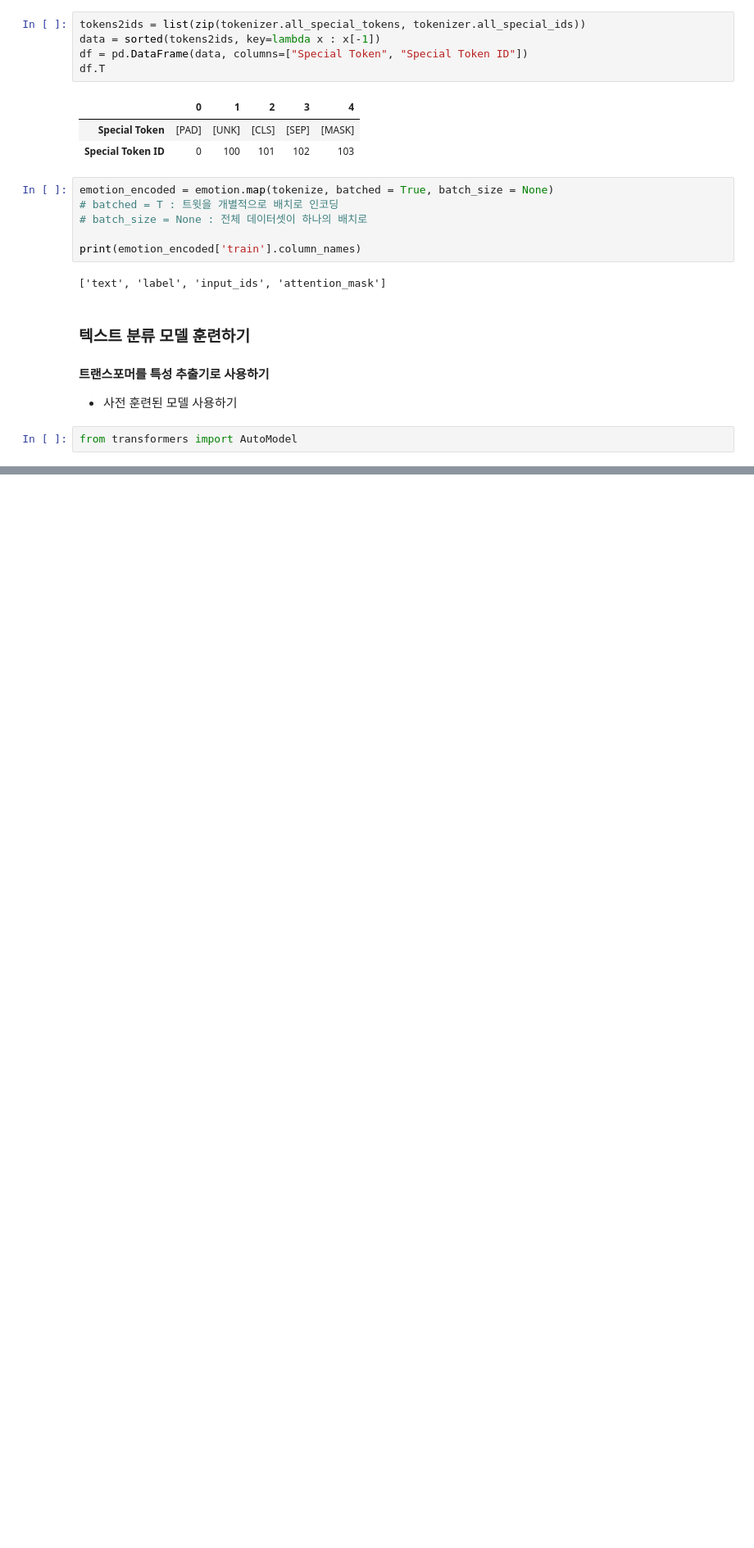
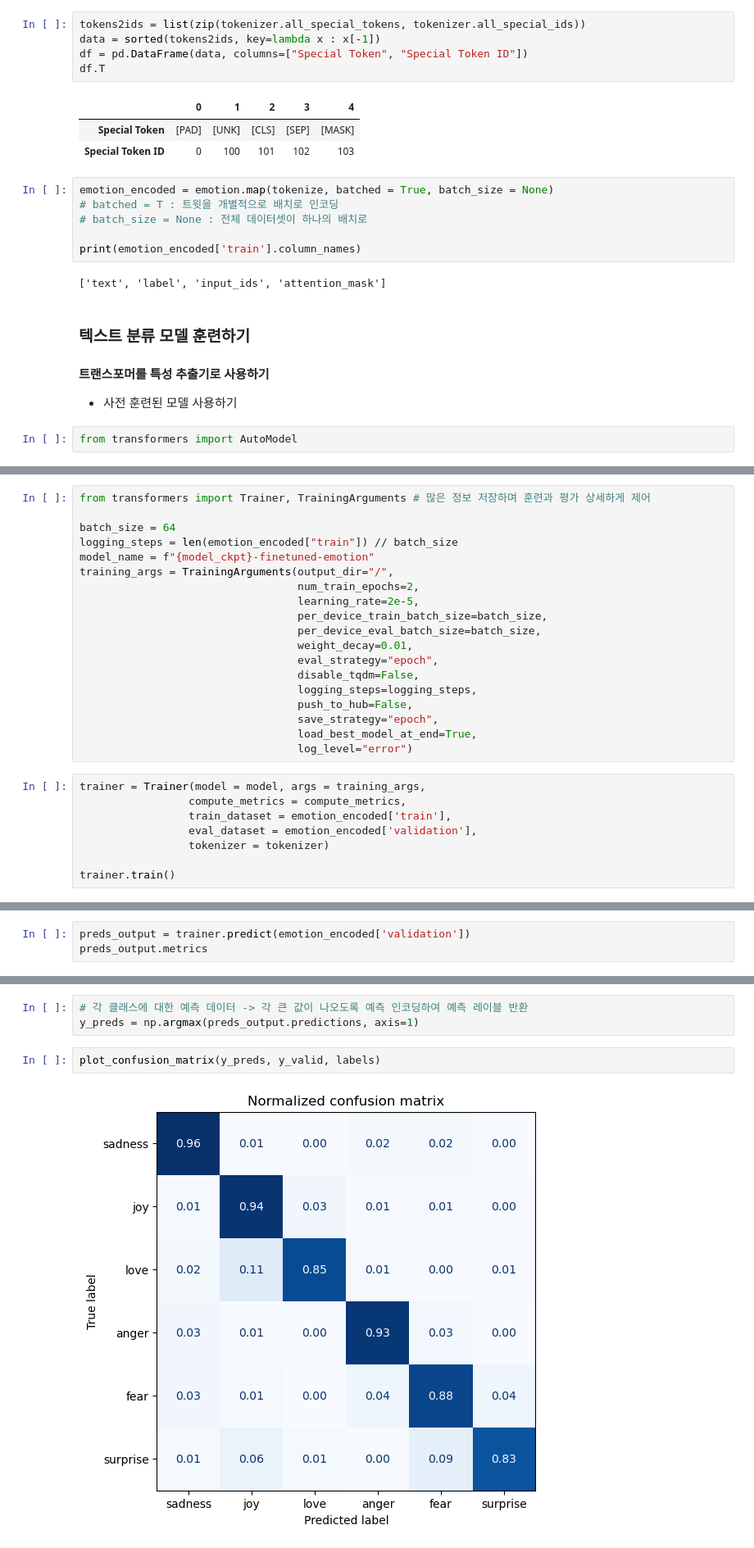
Before and after one commit to 12L-zl/NLP_with_Transformers, a Jupyter notebook: CH02_텍스트 분류.ipynb, the cells around one changed output, grey strips where cells are left out. Shown at 82% size. Cells and saved outputs as stored; diff of their text form; blank space fills up the shorter version.

```diff
--- a/CH02_텍스트 분류.ipynb
+++ b/CH02_텍스트 분류.ipynb
@@ -267,0 +391,27 @@ print(f'입력 텐서 크기 : {inputs['input_ids'].size()}')
+# %%
+from transformers import Trainer, TrainingArguments # 많은 정보 저장하며 훈련과 평가 상세하게 제어
+
+batch_size = 64
+logging_steps = len(emotion_encoded["train"]) // batch_size
+model_name = f"{model_ckpt}-finetuned-emotion"
+training_args = TrainingArguments(output_dir="/",
+                                  num_train_epochs=2,
+                                  learning_rate=2e-5,
+                                  per_device_train_batch_size=batch_size,
+                                  per_device_eval_batch_size=batch_size,
+                                  weight_decay=0.01,
+                                  eval_strategy="epoch",
+                                  disable_tqdm=False,
+                                  logging_steps=logging_steps,
+                                  push_to_hub=False,
+                                  save_strategy="epoch",
+                                  load_best_model_at_end=True,
+                                  log_level="error")
+# %%
+trainer = Trainer(model = model, args = training_args,
+                 compute_metrics = compute_metrics,
+                 train_dataset = emotion_encoded['train'],
+                 eval_dataset = emotion_encoded['validation'],
+                 tokenizer = tokenizer)
+
+trainer.train()
@@ -267,0 +424,3 @@ print(f'입력 텐서 크기 : {inputs['input_ids'].size()}')
+# %%
+preds_output = trainer.predict(emotion_encoded['validation'])
+preds_output.metrics
@@ -267,0 +435,7 @@ print(f'입력 텐서 크기 : {inputs['input_ids'].size()}')
+# %%
+# 각 클래스에 대한 예측 데이터 -> 각 큰 값이 나오도록 예측 인코딩하여 예측 레이블 반환
+y_preds = np.argmax(preds_output.predictions, axis=1)
+# %%
+plot_confusion_matrix(y_preds, y_valid, labels)
+# %% [output]
+[figure, added]
```
Also changed, not shown: parts of 33 cells of this notebook.
